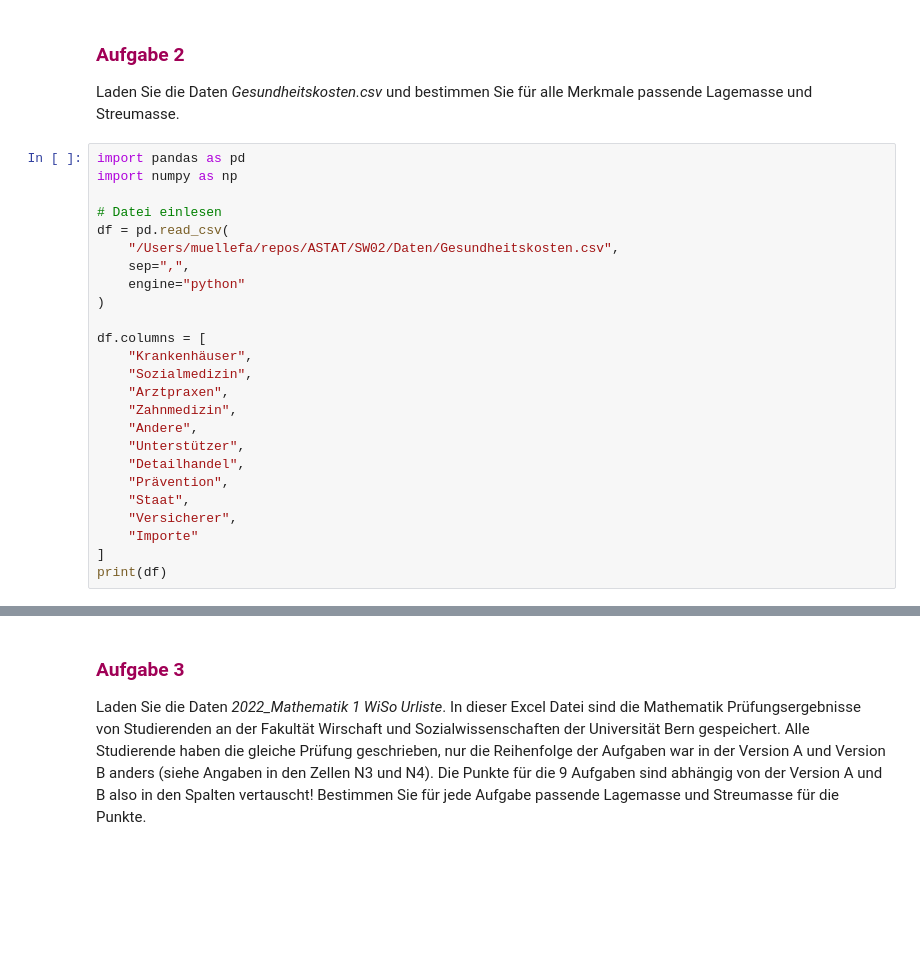
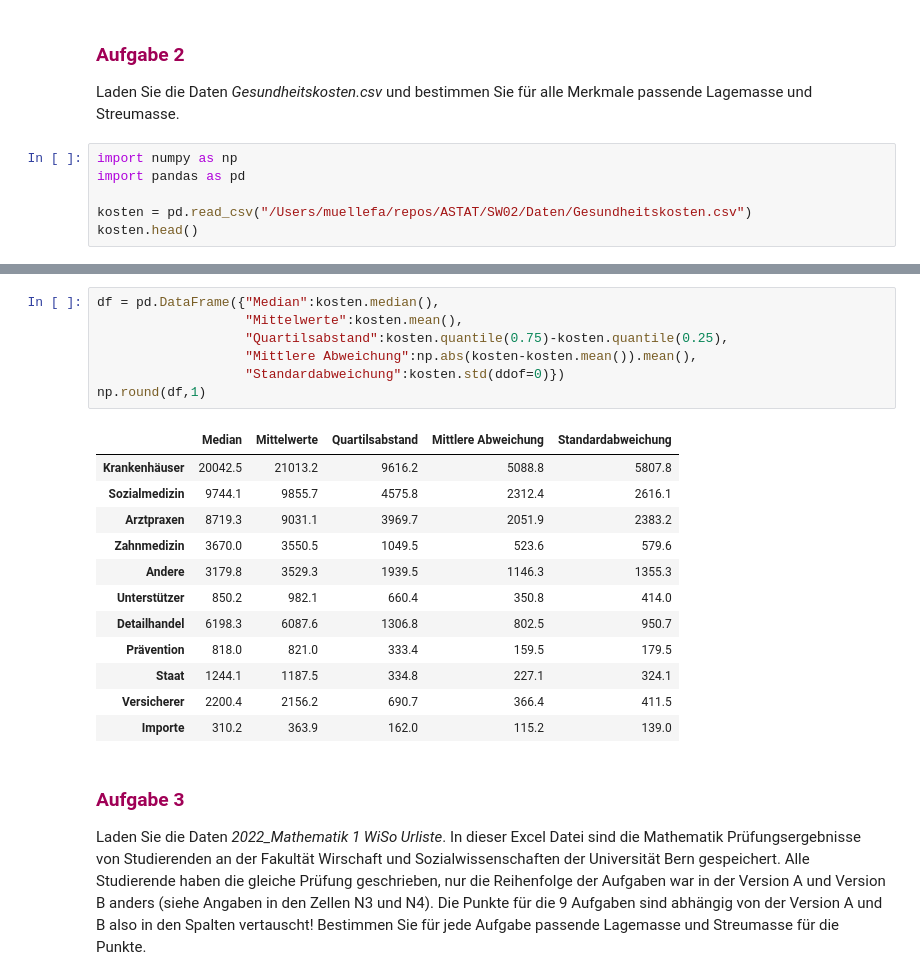
Before and after one commit to fabianmueller7/ASTAT, a Jupyter notebook: SW02/SW02.ipynb, the cells around one changed output, grey strips where cells are left out. Cells and saved outputs as stored; diff of their text form; blank space fills up the shorter version.

```diff
--- a/SW02/SW02.ipynb
+++ b/SW02/SW02.ipynb
@@ -526,28 +526,9 @@ Quantil = 8200.0
 
 Laden Sie die Daten *Gesundheitskosten.csv* und bestimmen Sie für alle Merkmale passende Lagemasse und Streumasse.
 # %%
+import numpy as np
 import pandas as pd
-import numpy as np
 
-# Datei einlesen
-df = pd.read_csv(
-    "/Users/muellefa/repos/ASTAT/SW02/Daten/Gesundheitskosten.csv",
-    sep=",",
-    engine="python"
-)
-
-df.columns = [
-    "Krankenhäuser",
-    "Sozialmedizin",
-    "Arztpraxen",
-    "Zahnmedizin",
-    "Andere",
-    "Unterstützer",
-    "Detailhandel",
-    "Prävention",
-    "Staat",
-    "Versicherer",
-    "Importe"
-]
-print(df)
+kosten = pd.read_csv("/Users/muellefa/repos/ASTAT/SW02/Daten/Gesundheitskosten.csv")
+kosten.head()
 # %% [output]
@@ -571,3 +548,23 @@ print(df)
+# %%
+df = pd.DataFrame({"Median":kosten.median(),
+                   "Mittelwerte":kosten.mean(),
+                   "Quartilsabstand":kosten.quantile(0.75)-kosten.quantile(0.25),
+                   "Mittlere Abweichung":np.abs(kosten-kosten.mean()).mean(),
+                   "Standardabweichung":kosten.std(ddof=0)})
+np.round(df,1)
+# %% [output]
+|  | Median | Mittelwerte | Quartilsabstand | Mittlere Abweichung | Standardabweichung |
+| Krankenhäuser | 20042.5 | 21013.2 | 9616.2 | 5088.8 | 5807.8 |
+| Sozialmedizin | 9744.1 | 9855.7 | 4575.8 | 2312.4 | 2616.1 |
+| Arztpraxen | 8719.3 | 9031.1 | 3969.7 | 2051.9 | 2383.2 |
+| Zahnmedizin | 3670.0 | 3550.5 | 1049.5 | 523.6 | 579.6 |
+| Andere | 3179.8 | 3529.3 | 1939.5 | 1146.3 | 1355.3 |
+| Unterstützer | 850.2 | 982.1 | 660.4 | 350.8 | 414.0 |
+| Detailhandel | 6198.3 | 6087.6 | 1306.8 | 802.5 | 950.7 |
+| Prävention | 818.0 | 821.0 | 333.4 | 159.5 | 179.5 |
+| Staat | 1244.1 | 1187.5 | 334.8 | 227.1 | 324.1 |
+| Versicherer | 2200.4 | 2156.2 | 690.7 | 366.4 | 411.5 |
+| Importe | 310.2 | 363.9 | 162.0 | 115.2 | 139.0 |
 # %% [markdown]
 ### <span style="color:rgb(160,0,86)">Aufgabe 3</span>
 
```
Also changed, not shown: parts of 5 cells of this notebook, 8 other files.
